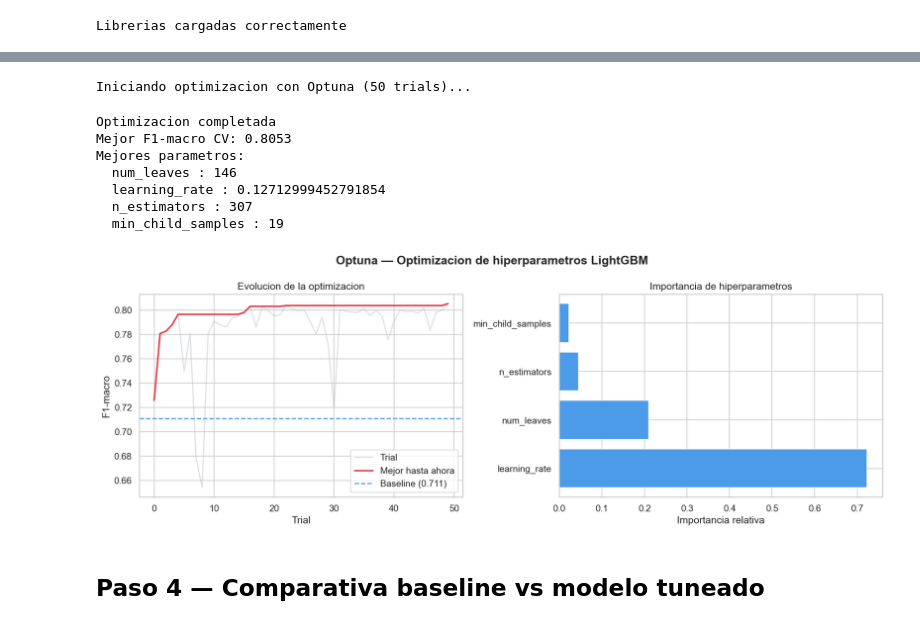
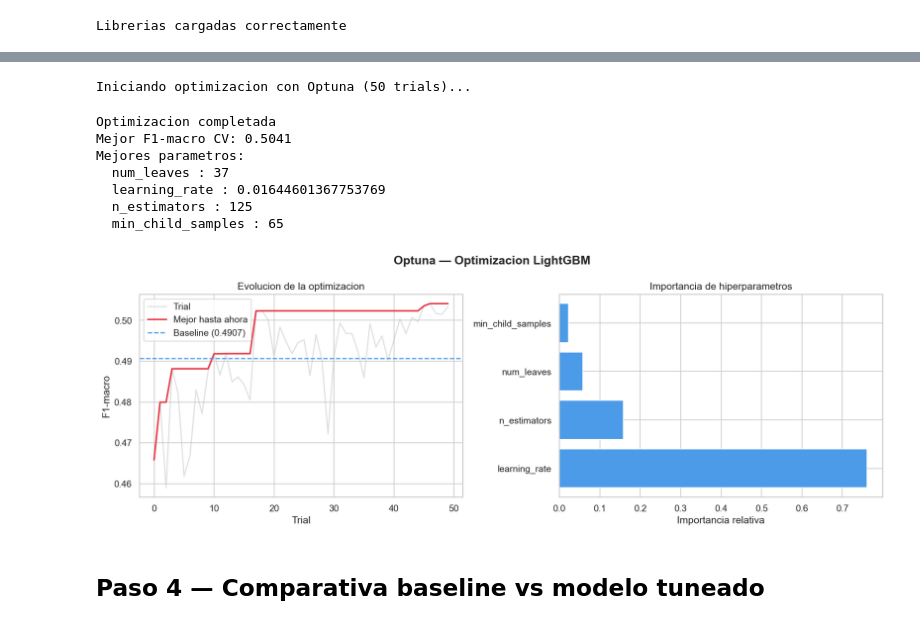
Before and after one commit to Bootcamp-IA-P6/Proyecto7_Equipo3_Multiclase, a Jupyter notebook: notebooks/03_lightgbm.ipynb, the cells around one changed output, grey strips where cells are left out. Drawn from its saved outputs; the diff is of its cells as text; code cells hidden in the pictures.

```diff
--- a/notebooks/03_lightgbm.ipynb
+++ b/notebooks/03_lightgbm.ipynb
@@ -98,15 +108,17 @@ un punto de referencia antes de optimizar.
 # %%
-lgbm_baseline = LGBMClassifier(
-    class_weight='balanced',
-    random_state=42,
-    n_jobs=-1,
-    verbose=-1
-)
-
-skf = StratifiedKFold(n_splits=5, shuffle=True, random_state=42)
+pipeline_baseline = ImbPipeline([
+    ('smote', SMOTE(random_state=42)),
+    ('lgbm',  LGBMClassifier(
+        class_weight='balanced',
+        random_state=42,
+        n_jobs=-1,
+        verbose=-1
+    ))
+])
 
 cv_results = cross_validate(
-    lgbm_baseline, X_train, y_train,
+    pipeline_baseline,
+    X_train, y_train,
     cv=skf,
     scoring={
         'accuracy':    'accuracy',
@@ -120,7 +132,7 @@ baseline_accuracy = cv_results['test_accuracy'].mean()
 baseline_f1_macro = cv_results['test_f1_macro'].mean()
 
 print('=' * 55)
-print('BASELINE — Validacion cruzada 5-fold')
+print('BASELINE — Validacion cruzada honesta (SMOTE fold a fold)')
 print('=' * 55)
 print('Accuracy:   ', round(baseline_accuracy, 4), '+-', round(cv_results['test_accuracy'].std(), 4))
 print('F1-macro:   ', round(baseline_f1_macro, 4), '+-', round(cv_results['test_f1_macro'].std(), 4))
@@ -200,9 +219,16 @@ def objective(trial):
         'n_jobs':            -1,
         'verbose':           -1,
     }
-    model  = LGBMClassifier(**params)
-    skf    = StratifiedKFold(n_splits=5, shuffle=True, random_state=42)
-    scores = cross_val_score(model, X_train, y_train, cv=skf, scoring='f1_macro', n_jobs=-1)
+
+    pipeline = ImbPipeline([
+        ('smote', SMOTE(random_state=42)),
+        ('lgbm',  LGBMClassifier(**params))
+    ])
+
+    scores = cross_val_score(
+        pipeline, X_train, y_train,
+        cv=skf, scoring='f1_macro', n_jobs=-1
+    )
     return scores.mean()
 
 print('Iniciando optimizacion con Optuna (50 trials)...')
@@ -217,39 +243,41 @@ for k, v in study.best_params.items():
 # %% [output]
 Iniciando optimizacion con Optuna (50 trials)...
 Optimizacion completada
-Mejor F1-macro CV: 0.8053
+Mejor F1-macro CV: 0.5041
 Mejores parametros:
-  num_leaves : 146
-  learning_rate : 0.12712999452791854
-  n_estimators : 307
-  min_child_samples : 19
+  num_leaves : 37
+  learning_rate : 0.01644601367753769
+  n_estimators : 125
+  min_child_samples : 65
 # %%
 fig, axes = plt.subplots(1, 2, figsize=(14, 5))
-fig.suptitle('Optuna — Optimizacion de hiperparametros LightGBM', fontweight='bold')
+fig.suptitle('Optuna — Optimizacion LightGBM', fontweight='bold')
 
 trials_values = [t.value for t in study.trials]
 best_so_far   = [max(trials_values[:i+1]) for i in range(len(trials_values))]
 
 axes[0].plot(trials_values, alpha=0.4, color='#ADB5BD', label='Trial')
-axes[0].plot(best_so_far,   color='#E63946', lw=2, label='Mejor hasta ahora')
-axes[0].axhline(baseline_f1_macro, color='#4C9BE8', ls='--', lw=1.5, label='Baseline (' + str(round(baseline_f1_macro, 4)) + ')')
+axes[0].plot(best_so_far, color='#E63946', lw=2, label='Mejor hasta ahora')
+axes[0].axhline(baseline_f1_macro, color='#4C9BE8', ls='--', lw=1.5,
+                label='Baseline (' + str(round(baseline_f1_macro, 4)) + ')')
 axes[0].set_xlabel('Trial')
 axes[0].set_ylabel('F1-macro')
 axes[0].set_title('Evolucion de la optimizacion')
 axes[0].legend()
 
 try:
     importances = optuna.importance.get_param_importances(study)
-    axes[1].barh(list(importances.keys()), list(importances.values()), color='#4C9BE8', edgecolor='white')
+    axes[1].barh(list(importances.keys()), list(importances.values()),
+                 color='#4C9BE8', edgecolor='white')
     axes[1].set_title('Importancia de hiperparametros')
     axes[1].set_xlabel('Importancia relativa')
 except:
     axes[1].text(0.5, 0.5, 'No disponible', ha='center', va='center')
 
 plt.tight_layout()
 plt.show()
 # %% [output]
-[figure, old version]
+[figure, new version]
 # %% [markdown]
 ## Paso 4 — Comparativa baseline vs modelo tuneado
 # %%
```
Also changed, not shown: parts of 21 cells of this notebook, 3 other files.
